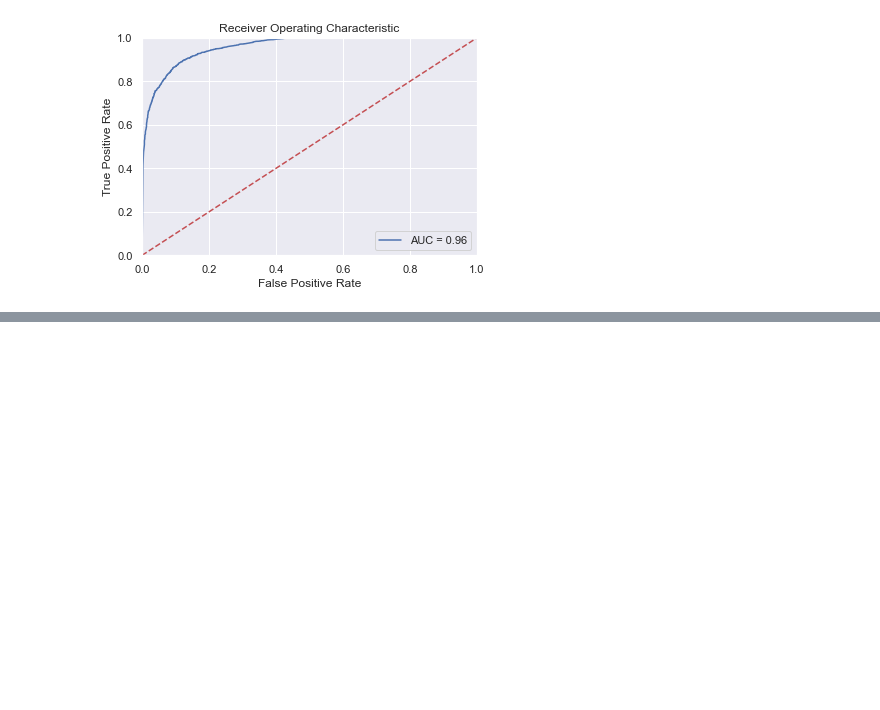
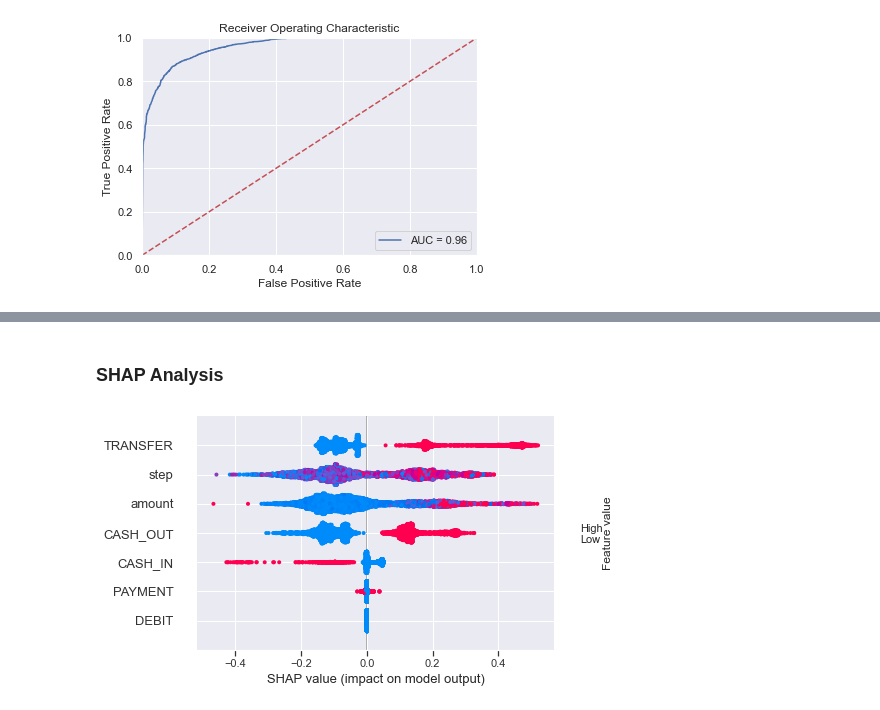
Before and after one commit to nahsradus/SpringBoard, a Jupyter notebook: FinalCapstoneProject/Notebooks/03_Modeling.ipynb, the cells around one changed output, grey strips where cells are left out. Cells and saved outputs as stored; diff of their text form; code cells hidden in the pictures; blank space fills up the shorter version.

```diff
--- a/FinalCapstoneProject/Notebooks/03_Modeling.ipynb
+++ b/FinalCapstoneProject/Notebooks/03_Modeling.ipynb
@@ -225,0 +392,5 @@ shap.plots.beeswarm(rf_shap_values)
+# %% [markdown]
+### SHAP Analysis
+# %%
+#rf_shap_values = shap_values(rf2)
+xg_shap_values = shap_values(xg_reg)
@@ -225,0 +399,4 @@ shap.plots.beeswarm(rf_shap_values)
+# %%
+shap.plots.beeswarm(xg_shap_values)
+# %% [output]
+[figure, added]
```
Also changed, not shown: parts of 78 cells of this notebook.
